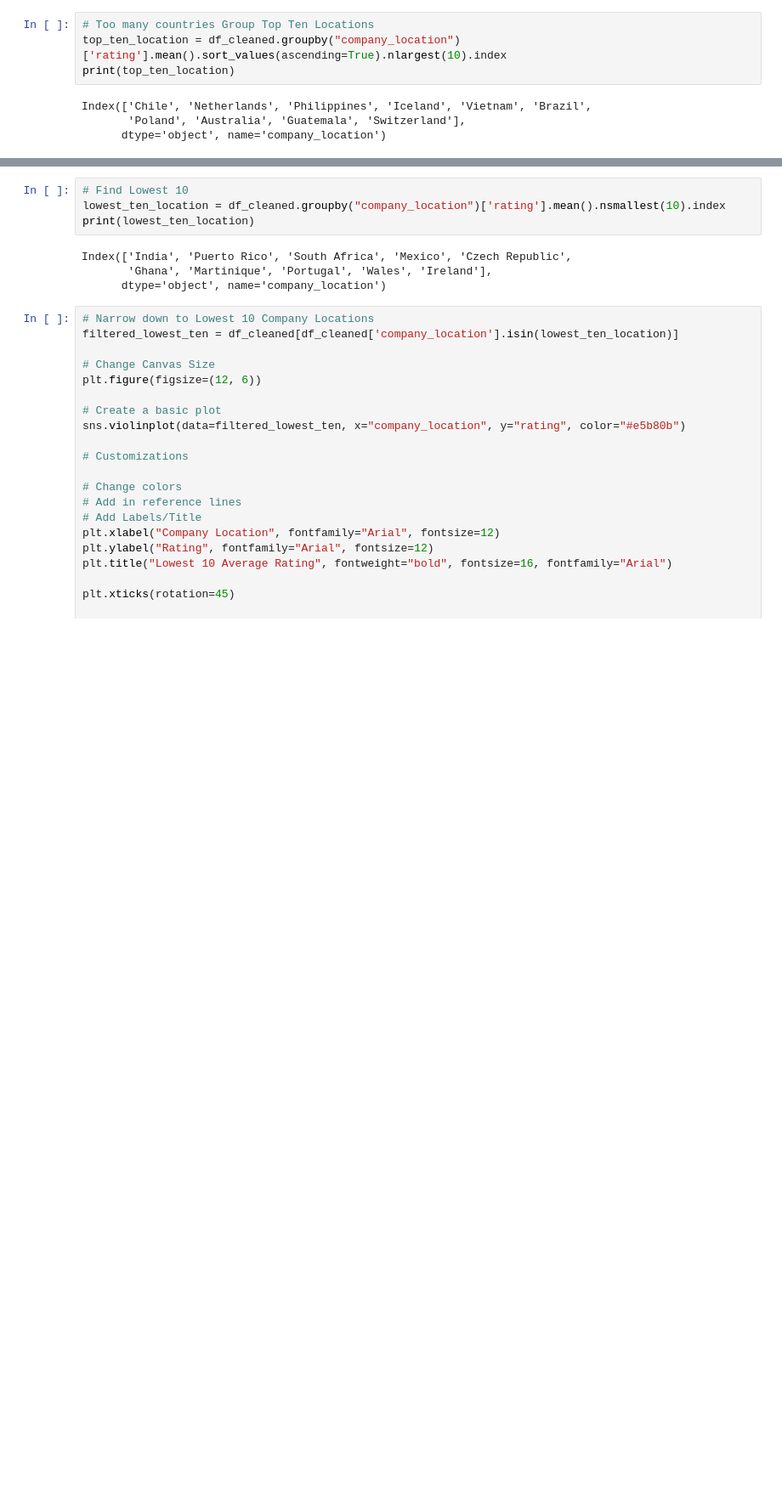
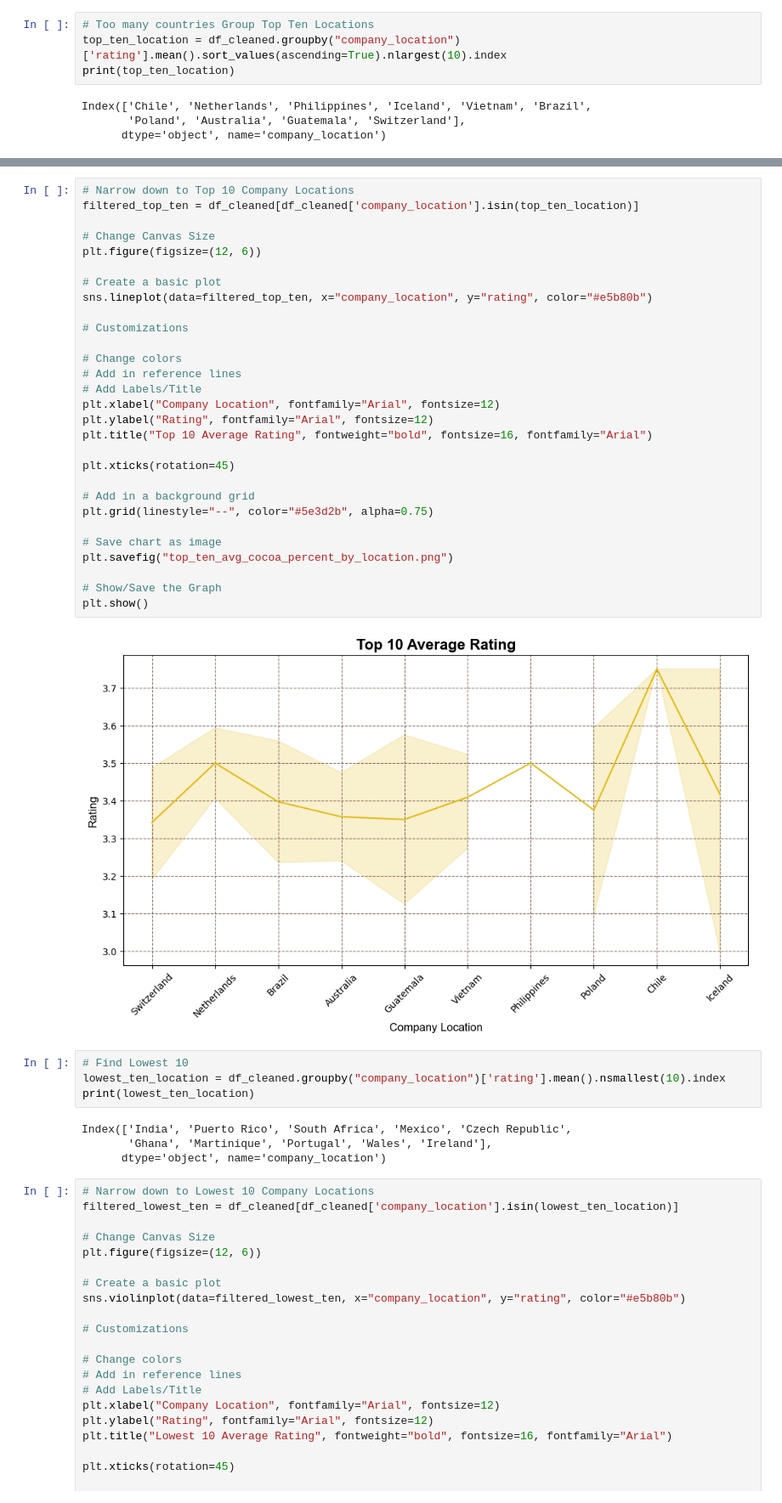
Before and after one commit to mmitry/project-1-group-02, a Jupyter notebook: Final Documents/chocolate-bar--ratings.ipynb, the cells around one changed output, grey strips where cells are left out. Shown at 85% size. Saved outputs shown, nothing was run; the diff lists cells and outputs as text; blank space fills up the shorter version.

```diff
--- a/Final Documents/chocolate-bar--ratings.ipynb
+++ b/Final Documents/chocolate-bar--ratings.ipynb
@@ -726,3 +742,34 @@ plt.show()
+# %%
+# Narrow down to Top 10 Company Locations
+filtered_top_ten = df_cleaned[df_cleaned['company_location'].isin(top_ten_location)]
+
+# Change Canvas Size
+plt.figure(figsize=(12, 6))
+
+# Create a basic plot
+sns.lineplot(data=filtered_top_ten, x="company_location", y="rating", color="#e5b80b")
+
+# Customizations
+
+# Change colors
+# Add in reference lines
+# Add Labels/Title
+plt.xlabel("Company Location", fontfamily="Arial", fontsize=12)
+plt.ylabel("Rating", fontfamily="Arial", fontsize=12)
+plt.title("Top 10 Average Rating", fontweight="bold", fontsize=16, fontfamily="Arial")
+
+plt.xticks(rotation=45)
+
+# Add in a background grid
+plt.grid(linestyle="--", color="#5e3d2b", alpha=0.75)
+
+# Save chart as image
+plt.savefig("top_ten_avg_cocoa_percent_by_location.png")
+
+# Show/Save the Graph
+plt.show()
+# %% [output]
+[figure, added]
 # %%
 # Find Lowest 10
 lowest_ten_location = df_cleaned.groupby("company_location")['rating'].mean().nsmallest(10).index
```
Also changed, not shown: parts of 12 cells of this notebook, 21 other files.
